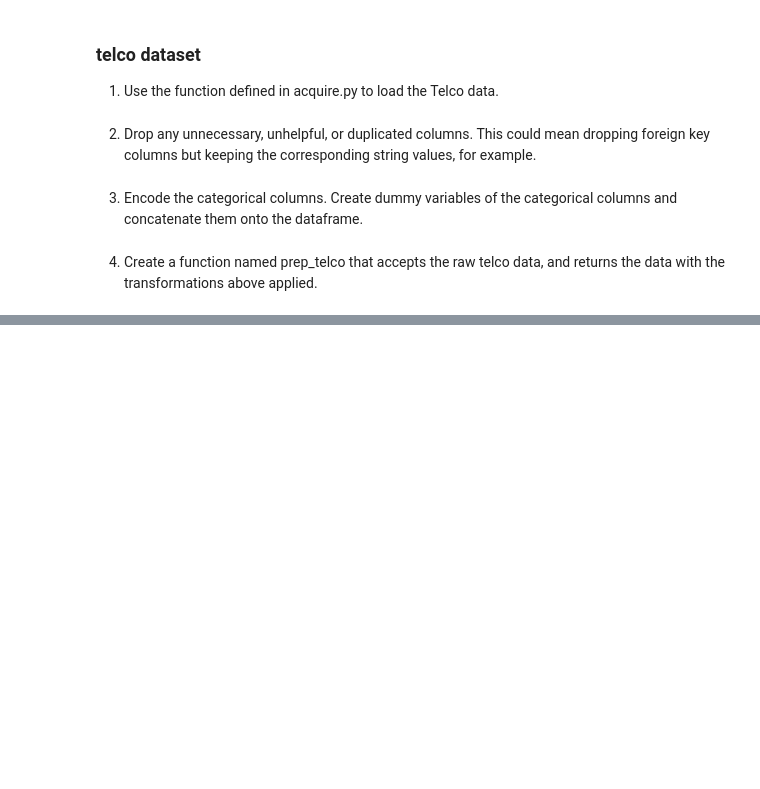
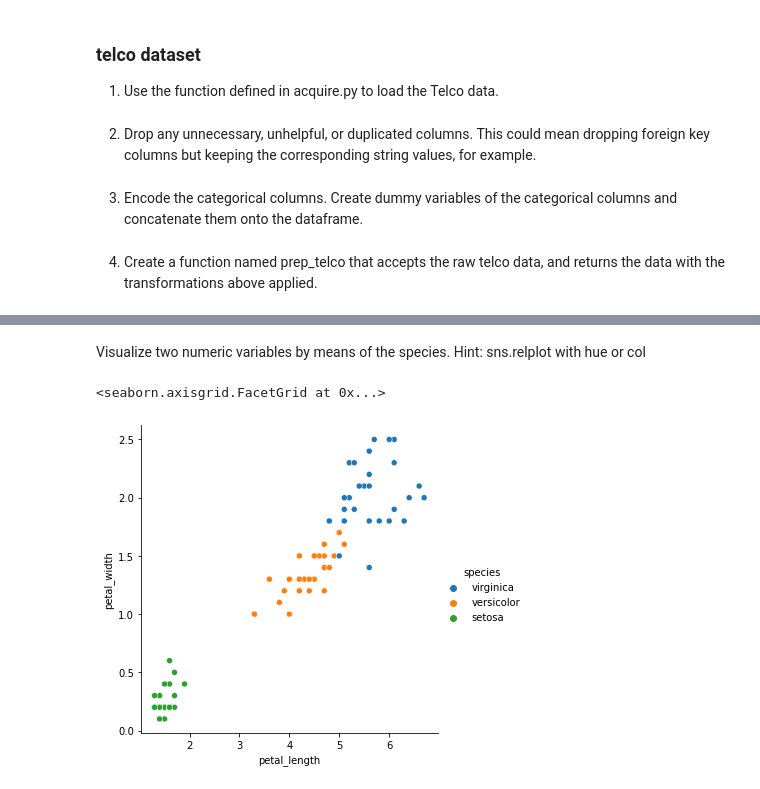
Before and after one commit to stephenfitzsimon/classification-exercises, a Jupyter notebook: classification_exercises.ipynb, the cells around one changed output, grey strips where cells are left out. Drawn from its saved outputs; the diff is of its cells as text; code cells hidden in the pictures; blank space fills up the shorter version.

```diff
--- a/classification_exercises.ipynb
+++ b/classification_exercises.ipynb
@@ -514,0 +471,7 @@ p/2 < alpha, p
+# %% [markdown]
+Visualize two numeric variables by means of the species. Hint: sns.relplot with hue or col
+# %%
+sns.relplot(data=i_train, x='petal_length', y='petal_width', hue='species')
+# %% [output]
+<seaborn.axisgrid.FacetGrid at 0x...>
+[figure, added]
```
Also changed, not shown: parts of 125 cells of this notebook, 1 other file.
